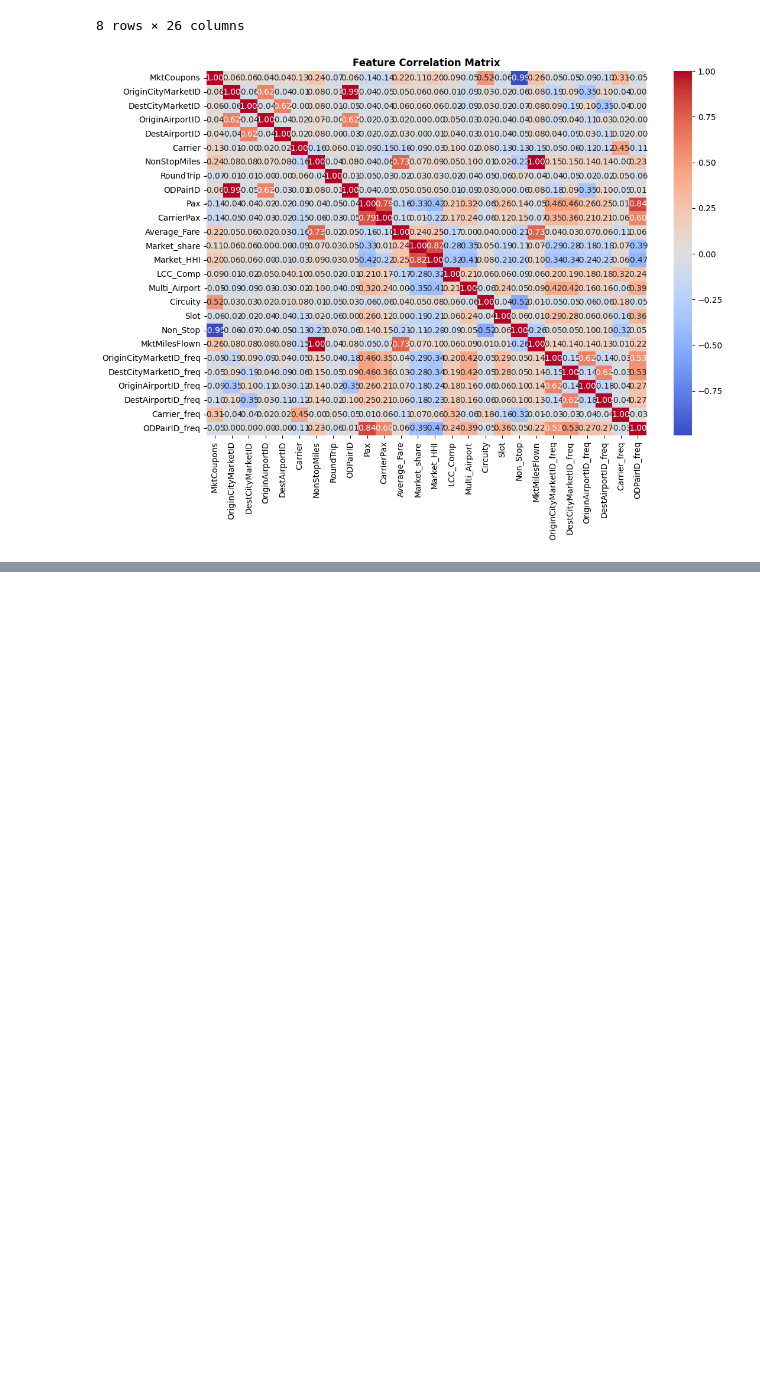
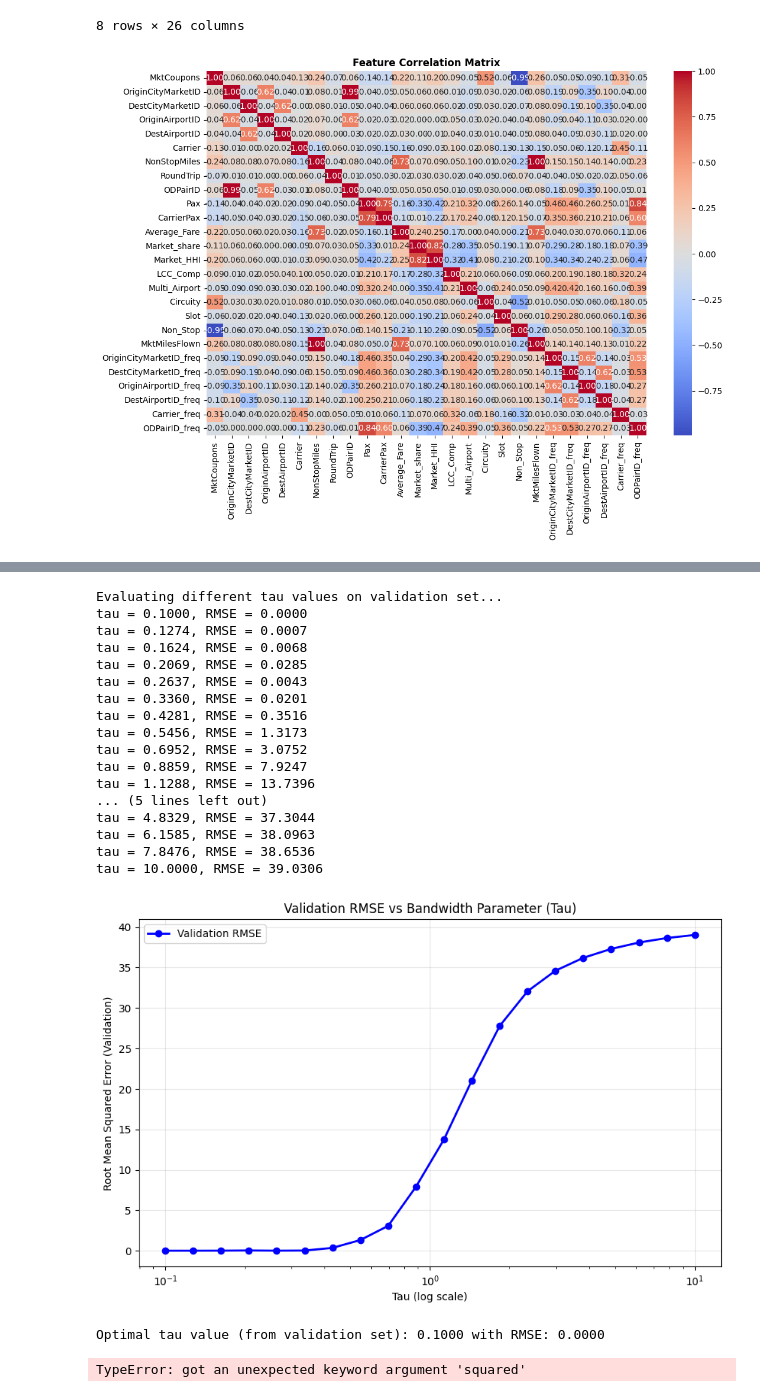
Before and after one commit to davejinyoung/SENG474_flight_pricing_model, a Jupyter notebook: seng474_project_LWLR_model.ipynb, the cells around one changed output, grey strips where cells are left out. Drawn from its saved outputs; the diff is of its cells as text; code cells hidden in the pictures; blank space fills up the shorter version.

```diff
--- a/seng474_project_LWLR_model.ipynb
+++ b/seng474_project_LWLR_model.ipynb
@@ -556,0 +248,79 @@ for idx in query_indices:
+# %%
+
+from sklearn.metrics import mean_squared_error
+import numpy as np
+import matplotlib.pyplot as plt
+
+# Try a wider range of tau values (log scale)
+tau_range = np.logspace(-1, 1, 20)  # 0.1 to 10
+rmse_values = []
+
+# Use a small validation sample to reduce memory cost
+sample_idx = np.linspace(0, len(X_val) - 1, 100, dtype=int)
+X_val_sample = X_val.iloc[sample_idx]
+y_val_sample = y_val.iloc[sample_idx]
+
+print("Evaluating different tau values on validation set...")
+for tau in tau_range:
+    y_pred = predict_lwlr(X_train, y_train, X_val_sample, tau)
+    mse = mean_squared_error(y_val_sample, y_pred)
+    rmse = np.sqrt(mse)
+    rmse_values.append(rmse)
+    print(f"tau = {tau:.4f}, RMSE = {rmse:.4f}")
+
+# Plot RMSE vs Tau
+plt.figure(figsize=(10, 6))
+plt.semilogx(tau_range, rmse_values, 'o-', linewidth=2, color='blue', label='Validation RMSE')
+plt.xlabel('Tau (log scale)')
+plt.ylabel('Root Mean Squared Error (Validation)')
+plt.title('Validation RMSE vs Bandwidth Parameter (Tau)')
+plt.grid(True, alpha=0.3)
+plt.legend()
+plt.show()
+
+# Find optimal tau
+optimal_tau_idx = np.argmin(rmse_values)
+optimal_tau = tau_range[optimal_tau_idx]
+print(f"\nOptimal tau value (from validation set): {optimal_tau:.4f} with RMSE: {rmse_values[optimal_tau_idx]:.4f}")
+
+# Subsample test set
+sample_idx = np.linspace(0, len(X_test) - 1, 100, dtype=int)
+X_test_sample = X_test.iloc[sample_idx]
+y_test_sample = y_test.iloc[sample_idx]
+
+y_pred_optimal = predict_lwlr(X_train, y_train, X_test_sample, optimal_tau)
+
+test_rmse = mean_squared_error(y_test_sample, y_pred_optimal, squared=False)
+print(f"\nFinal Test RMSE with optimal tau = {optimal_tau:.4f}: {test_rmse:.4f}")
+
+# Plot prediction vs true values
+plt.figure(figsize=(10, 6))
+plt.plot(range(len(y_test_sample)), y_test_sample.values, 'r--', label='True Values')
+plt.plot(range(len(y_pred_optimal)), y_pred_optimal, 'b-', label=f'Prediction (tau={optimal_tau:.4f})')
+plt.title(f'LWLR Final Test Prediction (tau = {optimal_tau:.4f})')
+plt.xlabel('Sample Index')
+plt.ylabel('Fare Price')
+plt.legend()
+plt.grid(True, alpha=0.3)
+plt.show()
+# %% [output]
+Evaluating different tau values on validation set...
+tau = 0.1000, RMSE = 0.0000
+tau = 0.1274, RMSE = 0.0007
+tau = 0.1624, RMSE = 0.0068
+tau = 0.2069, RMSE = 0.0285
+tau = 0.2637, RMSE = 0.0043
+tau = 0.3360, RMSE = 0.0201
+tau = 0.4281, RMSE = 0.3516
+tau = 0.5456, RMSE = 1.3173
+tau = 0.6952, RMSE = 3.0752
+tau = 0.8859, RMSE = 7.9247
+tau = 1.1288, RMSE = 13.7396
+... (5 lines left out)
+tau = 4.8329, RMSE = 37.3044
+tau = 6.1585, RMSE = 38.0963
+tau = 7.8476, RMSE = 38.6536
+tau = 10.0000, RMSE = 39.0306
+[figure, added]
+Optimal tau value (from validation set): 0.1000 with RMSE: 0.0000
+TypeError: got an unexpected keyword argument 'squared'
```
Also changed, not shown: parts of 15 cells of this notebook.
